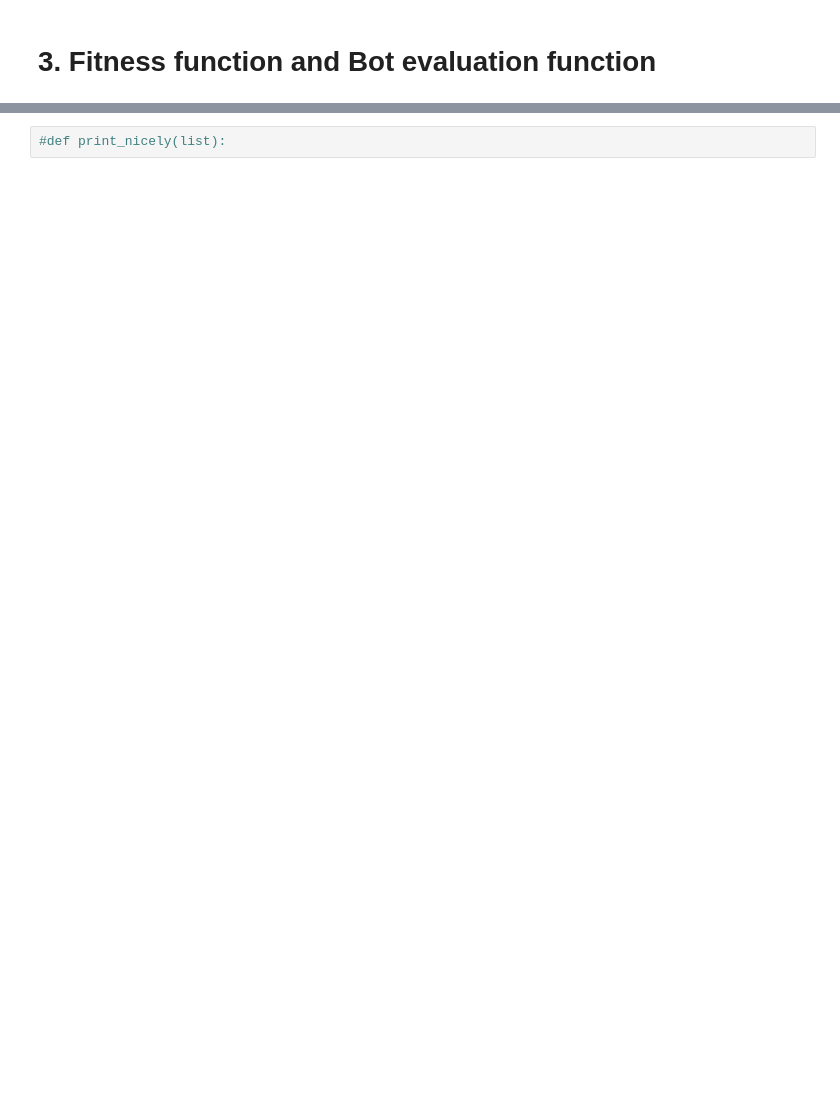
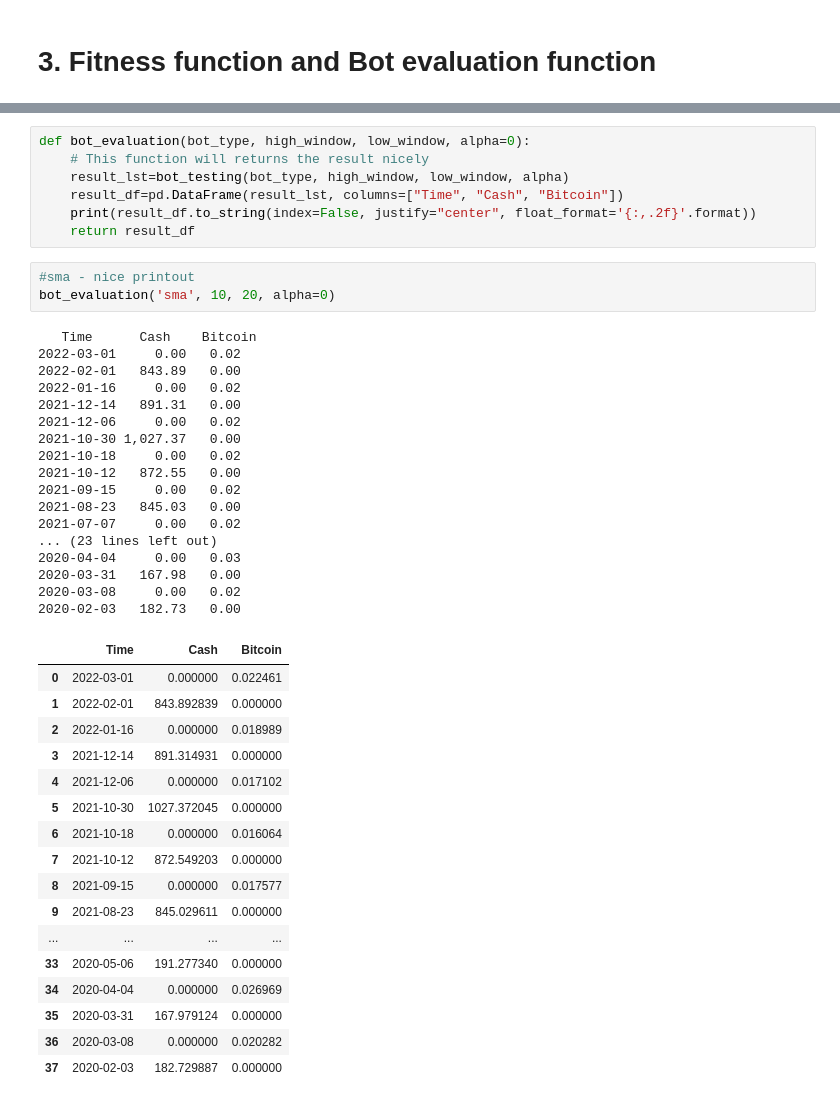
Before and after one commit to jaackies/aias_trading25, a Jupyter notebook: Evaluation.ipynb, the cells around one changed output, grey strips where cells are left out. Drawn from its saved outputs; the diff is of its cells as text; blank space fills up the shorter version.

Commit message:
finished the bot_evaluation function, runned for all type of bots. Need to convert the date in the data (newer first and older later)

```diff
--- a/Evaluation.ipynb
+++ b/Evaluation.ipynb
@@ -321,5 +322,48 @@ def bot_evaluation(bot_signals, time, close_price):
         result.append([time[i],cash, bitcoin])
 
     return result
-# %%
-#def print_nicely(list):
+# %%
+def bot_evaluation(bot_type, high_window, low_window, alpha=0):
+    # This function will returns the result nicely
+    result_lst=bot_testing(bot_type, high_window, low_window, alpha)
+    result_df=pd.DataFrame(result_lst, columns=["Time", "Cash", "Bitcoin"])
+    print(result_df.to_string(index=False, justify="center", float_format='{:,.2f}'.format))
+    return result_df
+# %%
+#sma - nice printout
+bot_evaluation('sma', 10, 20, alpha=0)
+# %% [output]
+   Time      Cash    Bitcoin
+2022-03-01     0.00   0.02
+2022-02-01   843.89   0.00
+2022-01-16     0.00   0.02
+2021-12-14   891.31   0.00
+2021-12-06     0.00   0.02
+2021-10-30 1,027.37   0.00
+2021-10-18     0.00   0.02
+2021-10-12   872.55   0.00
+2021-09-15     0.00   0.02
+2021-08-23   845.03   0.00
+2021-07-07     0.00   0.02
+... (23 lines left out)
+2020-04-04     0.00   0.03
+2020-03-31   167.98   0.00
+2020-03-08     0.00   0.02
+2020-02-03   182.73   0.00
+|  | Time | Cash | Bitcoin |
+| 0 | 2022-03-01 | 0.000000 | 0.022461 |
+| 1 | 2022-02-01 | 843.892839 | 0.000000 |
+| 2 | 2022-01-16 | 0.000000 | 0.018989 |
+| 3 | 2021-12-14 | 891.314931 | 0.000000 |
+| 4 | 2021-12-06 | 0.000000 | 0.017102 |
+| 5 | 2021-10-30 | 1027.372045 | 0.000000 |
+| 6 | 2021-10-18 | 0.000000 | 0.016064 |
+| 7 | 2021-10-12 | 872.549203 | 0.000000 |
+| 8 | 2021-09-15 | 0.000000 | 0.017577 |
+| 9 | 2021-08-23 | 845.029611 | 0.000000 |
+| ... | ... | ... | ... |
+| 33 | 2020-05-06 | 191.277340 | 0.000000 |
+| 34 | 2020-04-04 | 0.000000 | 0.026969 |
+| 35 | 2020-03-31 | 167.979124 | 0.000000 |
+| 36 | 2020-03-08 | 0.000000 | 0.020282 |
+| 37 | 2020-02-03 | 182.729887 | 0.000000 |
```
Also changed, not shown: parts of 7 cells of this notebook.
